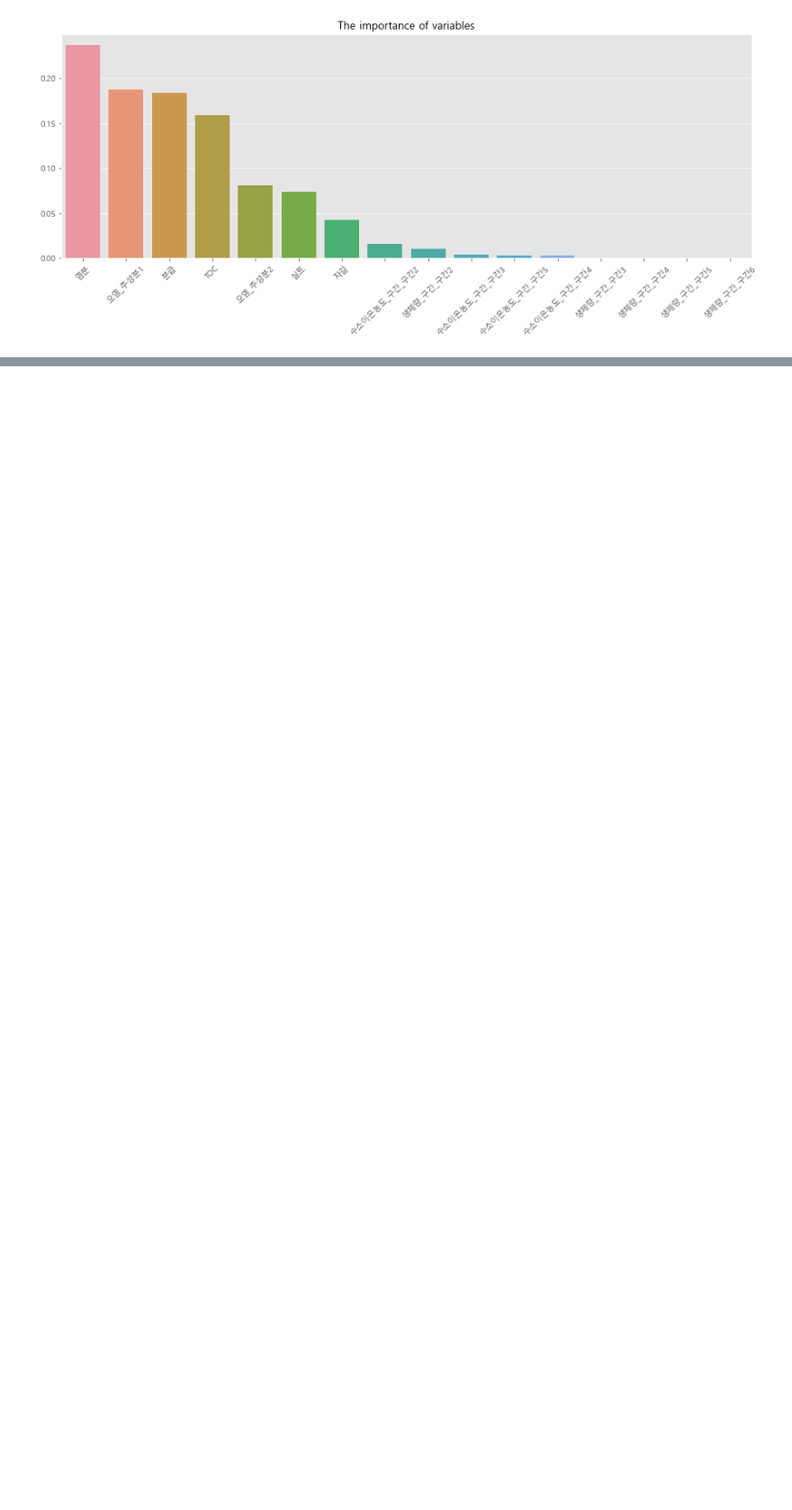
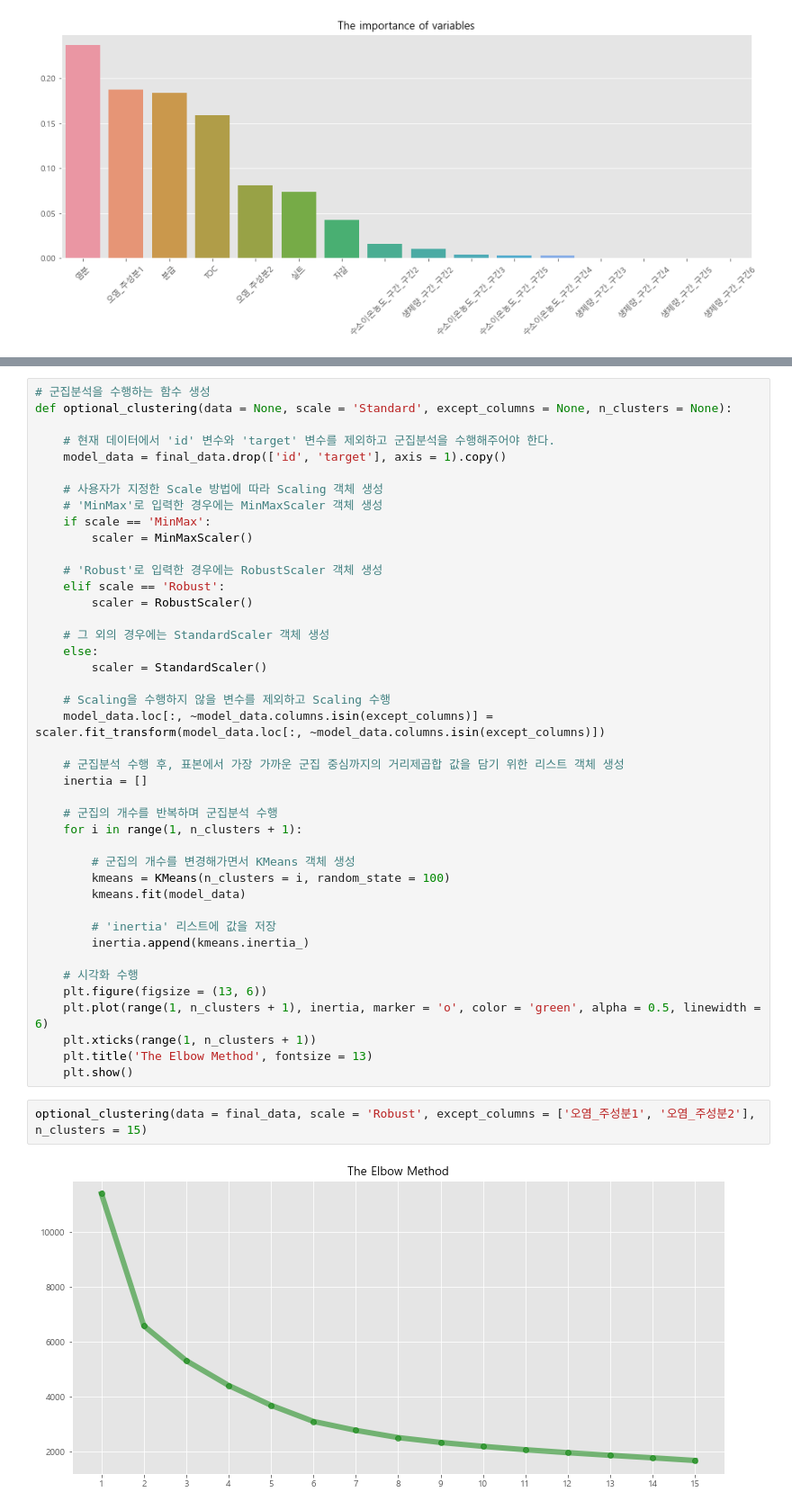
Before and after one commit to Koo-BM/DACON-JOISS, a Jupyter notebook: Python Code/Untitled.ipynb, the cells around one changed output, grey strips where cells are left out. Shown at 90% size. Saved outputs shown, nothing was run; the diff lists cells and outputs as text; blank space fills up the shorter version.

```diff
--- a/Python Code/Untitled.ipynb
+++ b/Python Code/Untitled.ipynb
@@ -910,0 +895,46 @@ RandomForestClassifier(bootstrap=True, ccp_alpha=0.0, class_weight=None,
+# %%
+# 군집분석을 수행하는 함수 생성
+def optional_clustering(data = None, scale = 'Standard', except_columns = None, n_clusters = None):
+
+    # 현재 데이터에서 'id' 변수와 'target' 변수를 제외하고 군집분석을 수행해주어야 한다.
+    model_data = final_data.drop(['id', 'target'], axis = 1).copy()
+
+    # 사용자가 지정한 Scale 방법에 따라 Scaling 객체 생성
+    # 'MinMax'로 입력한 경우에는 MinMaxScaler 객체 생성
+    if scale == 'MinMax':
+        scaler = MinMaxScaler()
+
+    # 'Robust'로 입력한 경우에는 RobustScaler 객체 생성
+    elif scale == 'Robust':
+        scaler = RobustScaler()
+
+    # 그 외의 경우에는 StandardScaler 객체 생성
+    else:
+        scaler = StandardScaler()
+
+    # Scaling을 수행하지 않을 변수를 제외하고 Scaling 수행
+    model_data.loc[:, ~model_data.columns.isin(except_columns)] = scaler.fit_transform(model_data.loc[:, ~model_data.columns.isin(except_columns)])
+
+    # 군집분석 수행 후, 표본에서 가장 가까운 군집 중심까지의 거리제곱합 값을 담기 위한 리스트 객체 생성
+    inertia = []
+
+    # 군집의 개수를 반복하며 군집분석 수행
+    for i in range(1, n_clusters + 1):
+
+        # 군집의 개수를 변경해가면서 KMeans 객체 생성
+        kmeans = KMeans(n_clusters = i, random_state = 100)
+        kmeans.fit(model_data)
+
+        # 'inertia' 리스트에 값을 저장
+        inertia.append(kmeans.inertia_)
+
+    # 시각화 수행
+    plt.figure(figsize = (13, 6))
+    plt.plot(range(1, n_clusters + 1), inertia, marker = 'o', color = 'green', alpha = 0.5, linewidth = 6)
+    plt.xticks(range(1, n_clusters + 1))
+    plt.title('The Elbow Method', fontsize = 13)
+    plt.show()
+# %%
+optional_clustering(data = final_data, scale = 'Robust', except_columns = ['오염_주성분1', '오염_주성분2'], n_clusters = 15)
+# %% [output]
+[figure, added]
```
Also changed, not shown: parts of 33 cells of this notebook, 1 other file.
